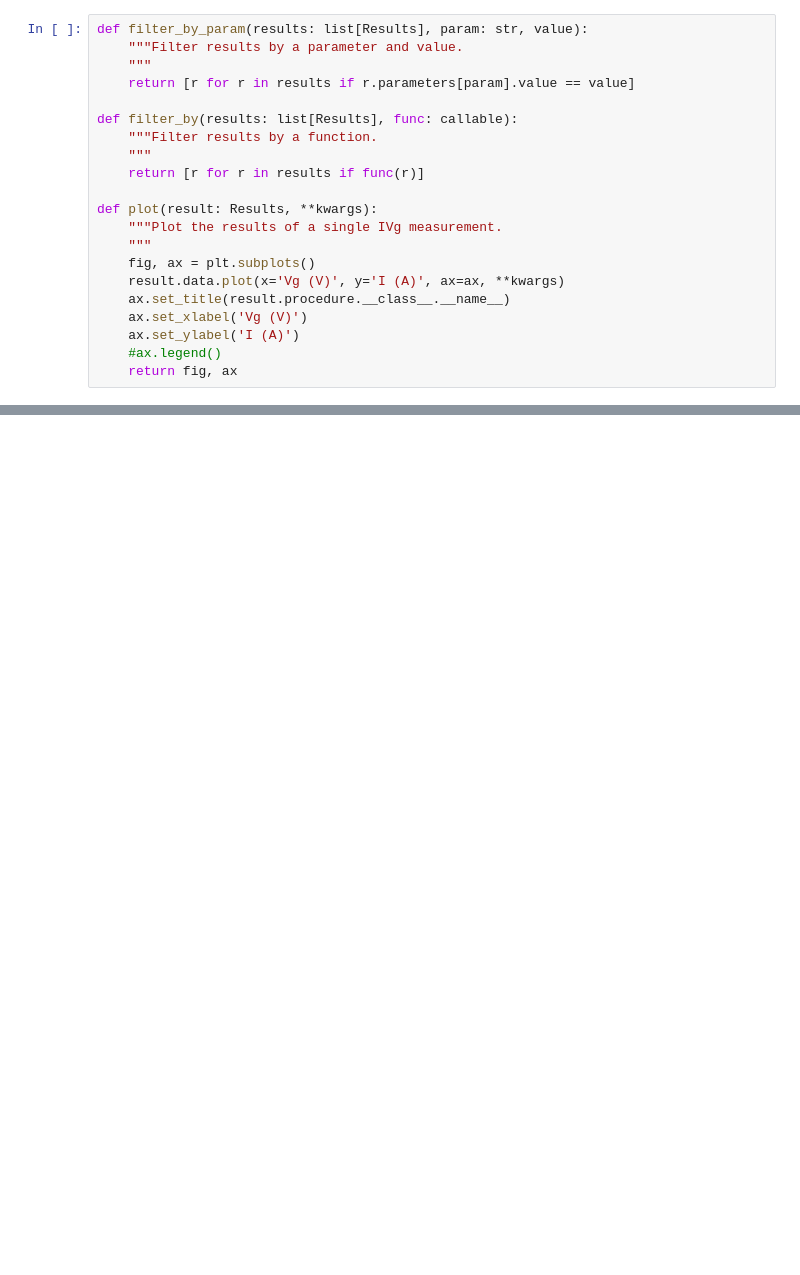
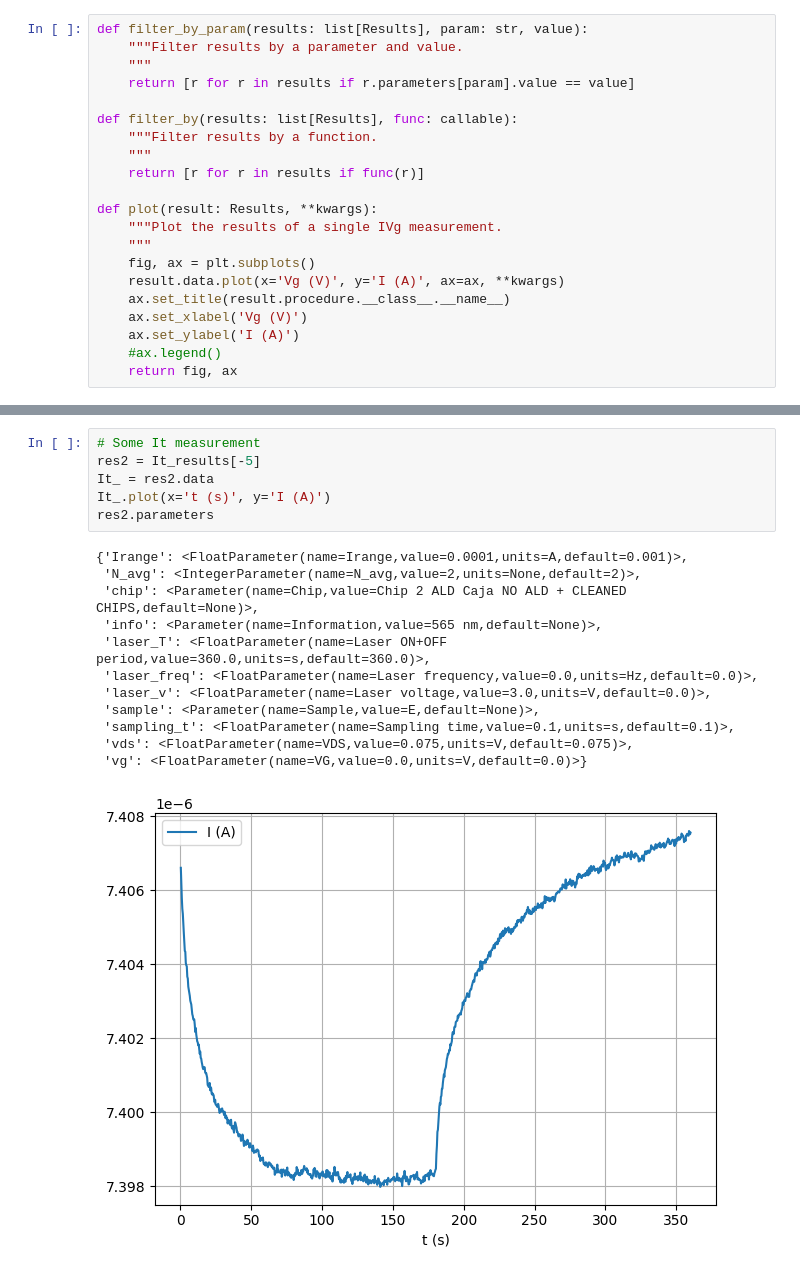
Before and after one commit to nanolab-fcfm/laser_setup, a Jupyter notebook: notebooks/filter_data.ipynb, the cells around one changed output, grey strips where cells are left out. Cells and saved outputs as stored; diff of their text form; blank space fills up the shorter version.

```diff
--- a/notebooks/filter_data.ipynb
+++ b/notebooks/filter_data.ipynb
@@ -54,0 +63,19 @@ Vg_[np.diff(Vg_['Vg (V)'], prepend=0.) > 0].plot(x='Vg (V)', y='I (A)')
+# %%
+# Some It measurement
+res2 = It_results[-5]
+It_ = res2.data
+It_.plot(x='t (s)', y='I (A)')
+res2.parameters
+# %% [output]
+{'Irange': <FloatParameter(name=Irange,value=0.0001,units=A,default=0.001)>,
+ 'N_avg': <IntegerParameter(name=N_avg,value=2,units=None,default=2)>,
+ 'chip': <Parameter(name=Chip,value=Chip 2 ALD Caja NO ALD + CLEANED CHIPS,default=None)>,
+ 'info': <Parameter(name=Information,value=565 nm,default=None)>,
+ 'laser_T': <FloatParameter(name=Laser ON+OFF period,value=360.0,units=s,default=360.0)>,
+ 'laser_freq': <FloatParameter(name=Laser frequency,value=0.0,units=Hz,default=0.0)>,
+ 'laser_v': <FloatParameter(name=Laser voltage,value=3.0,units=V,default=0.0)>,
+ 'sample': <Parameter(name=Sample,value=E,default=None)>,
+ 'sampling_t': <FloatParameter(name=Sampling time,value=0.1,units=s,default=0.1)>,
+ 'vds': <FloatParameter(name=VDS,value=0.075,units=V,default=0.075)>,
+ 'vg': <FloatParameter(name=VG,value=0.0,units=V,default=0.0)>}
+[figure, added]
```
Also changed, not shown: parts of 4 cells of this notebook, 2 other files.
